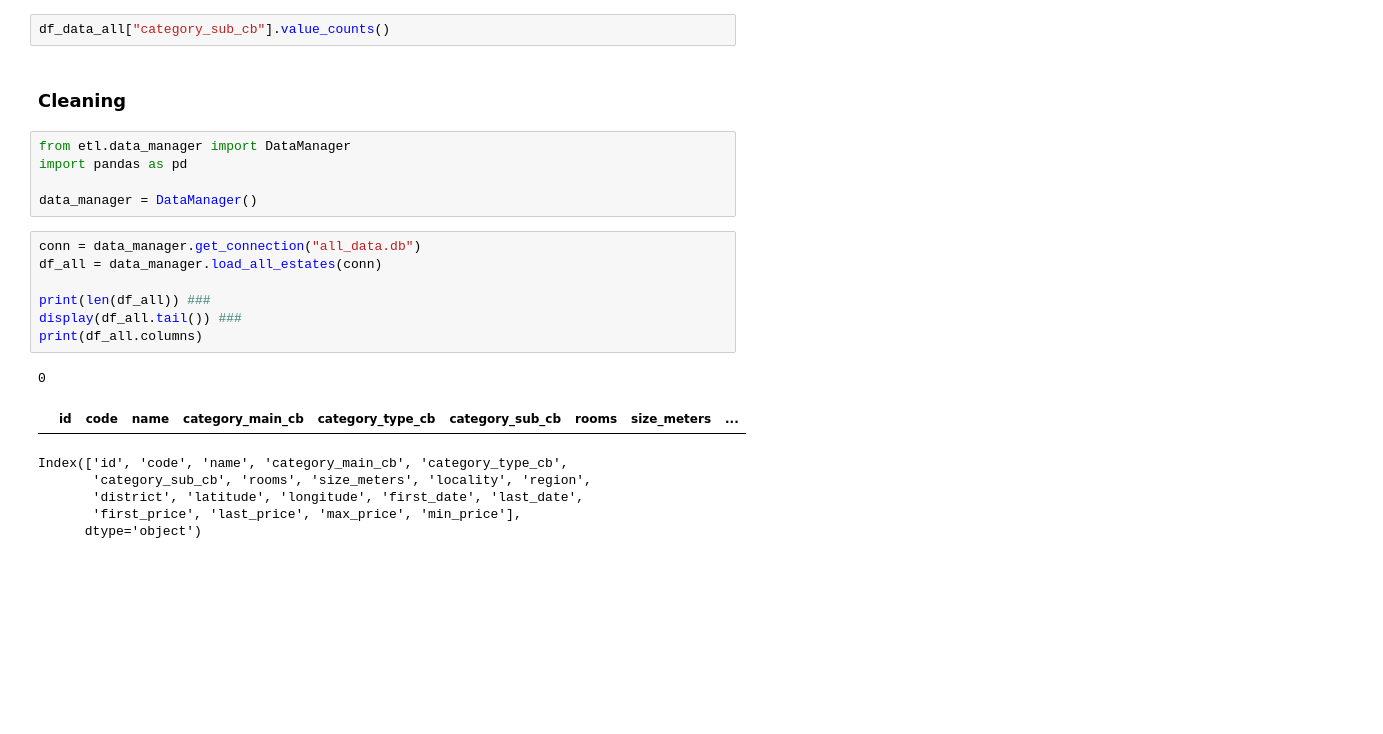
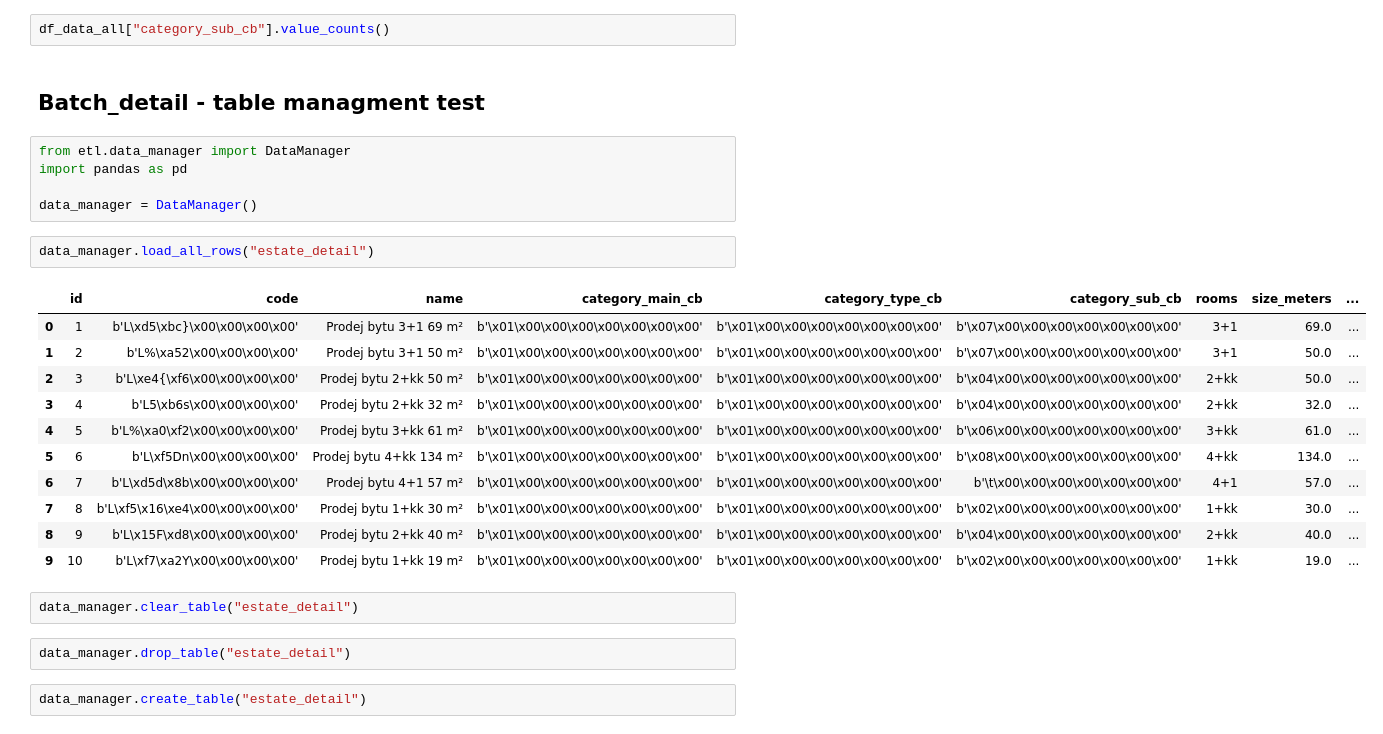
Before and after one commit to JirkaZelenka/Sreality, a Jupyter notebook: scraper.ipynb, the cells around one changed output. Drawn from its saved outputs; the diff is of its cells as text; blank space fills up the shorter version.

Commit message:
added db managment set of methods

```diff
--- a/scraper.ipynb
+++ b/scraper.ipynb
@@ -77,25 +76,30 @@ df_data_all["category_main_cb"].value_counts()
 df_data_all["category_type_cb"].value_counts()
 # %%
 df_data_all["category_sub_cb"].value_counts()
-# %% [markdown]
-### Cleaning
+# %% [markdown]
+## Batch_detail - table managment test
 # %%
 from etl.data_manager import DataManager
 import pandas as pd
 
 data_manager = DataManager()
-# %%
-conn = data_manager.get_connection("all_data.db")
-df_all = data_manager.load_all_estates(conn)
-
-print(len(df_all)) ###
-display(df_all.tail()) ###
-print(df_all.columns)
-# %% [output]
-0
-|  | id | code | name | category_main_cb | category_type_cb | category_sub_cb | rooms | size_meters | ... |
-Index(['id', 'code', 'name', 'category_main_cb', 'category_type_cb',
-       'category_sub_cb', 'rooms', 'size_meters', 'locality', 'region',
-       'district', 'latitude', 'longitude', 'first_date', 'last_date',
-       'first_price', 'last_price', 'max_price', 'min_price'],
-      dtype='object')
+# %%
+data_manager.load_all_rows("estate_detail")
+# %% [output]
+|  | id | code | name | category_main_cb | category_type_cb | category_sub_cb | rooms | size_meters | ... |
+| 0 | 1 | b'L\xd5\xbc}\x00\x00\x00\x00' | Prodej bytu 3+1 69 m² | b'\x01\x00\x00\x00\x00\x00\x00\x00' | b'\x01\x00\x00\x00\x00\x00\x00\x00' | b'\x07\x00\x00\x00\x00\x00\x00\x00' | 3+1 | 69.0 | ... |
+| 1 | 2 | b'L%\xa52\x00\x00\x00\x00' | Prodej bytu 3+1 50 m² | b'\x01\x00\x00\x00\x00\x00\x00\x00' | b'\x01\x00\x00\x00\x00\x00\x00\x00' | b'\x07\x00\x00\x00\x00\x00\x00\x00' | 3+1 | 50.0 | ... |
+| 2 | 3 | b'L\xe4{\xf6\x00\x00\x00\x00' | Prodej bytu 2+kk 50 m² | b'\x01\x00\x00\x00\x00\x00\x00\x00' | b'\x01\x00\x00\x00\x00\x00\x00\x00' | b'\x04\x00\x00\x00\x00\x00\x00\x00' | 2+kk | 50.0 | ... |
+| 3 | 4 | b'L5\xb6s\x00\x00\x00\x00' | Prodej bytu 2+kk 32 m² | b'\x01\x00\x00\x00\x00\x00\x00\x00' | b'\x01\x00\x00\x00\x00\x00\x00\x00' | b'\x04\x00\x00\x00\x00\x00\x00\x00' | 2+kk | 32.0 | ... |
+| 4 | 5 | b'L%\xa0\xf2\x00\x00\x00\x00' | Prodej bytu 3+kk 61 m² | b'\x01\x00\x00\x00\x00\x00\x00\x00' | b'\x01\x00\x00\x00\x00\x00\x00\x00' | b'\x06\x00\x00\x00\x00\x00\x00\x00' | 3+kk | 61.0 | ... |
+| 5 | 6 | b'L\xf5Dn\x00\x00\x00\x00' | Prodej bytu 4+kk 134 m² | b'\x01\x00\x00\x00\x00\x00\x00\x00' | b'\x01\x00\x00\x00\x00\x00\x00\x00' | b'\x08\x00\x00\x00\x00\x00\x00\x00' | 4+kk | 134.0 | ... |
+| 6 | 7 | b'L\xd5d\x8b\x00\x00\x00\x00' | Prodej bytu 4+1 57 m² | b'\x01\x00\x00\x00\x00\x00\x00\x00' | b'\x01\x00\x00\x00\x00\x00\x00\x00' | b'\t\x00\x00\x00\x00\x00\x00\x00' | 4+1 | 57.0 | ... |
+| 7 | 8 | b'L\xf5\x16\xe4\x00\x00\x00\x00' | Prodej bytu 1+kk 30 m² | b'\x01\x00\x00\x00\x00\x00\x00\x00' | b'\x01\x00\x00\x00\x00\x00\x00\x00' | b'\x02\x00\x00\x00\x00\x00\x00\x00' | 1+kk | 30.0 | ... |
+| 8 | 9 | b'L\x15F\xd8\x00\x00\x00\x00' | Prodej bytu 2+kk 40 m² | b'\x01\x00\x00\x00\x00\x00\x00\x00' | b'\x01\x00\x00\x00\x00\x00\x00\x00' | b'\x04\x00\x00\x00\x00\x00\x00\x00' | 2+kk | 40.0 | ... |
+| 9 | 10 | b'L\xf7\xa2Y\x00\x00\x00\x00' | Prodej bytu 1+kk 19 m² | b'\x01\x00\x00\x00\x00\x00\x00\x00' | b'\x01\x00\x00\x00\x00\x00\x00\x00' | b'\x02\x00\x00\x00\x00\x00\x00\x00' | 1+kk | 19.0 | ... |
+# %%
+data_manager.clear_table("estate_detail")
+# %%
+data_manager.drop_table("estate_detail")
+# %%
+data_manager.create_table("estate_detail")
```
Also changed, not shown: parts of 14 cells of this notebook, 2 other files.
